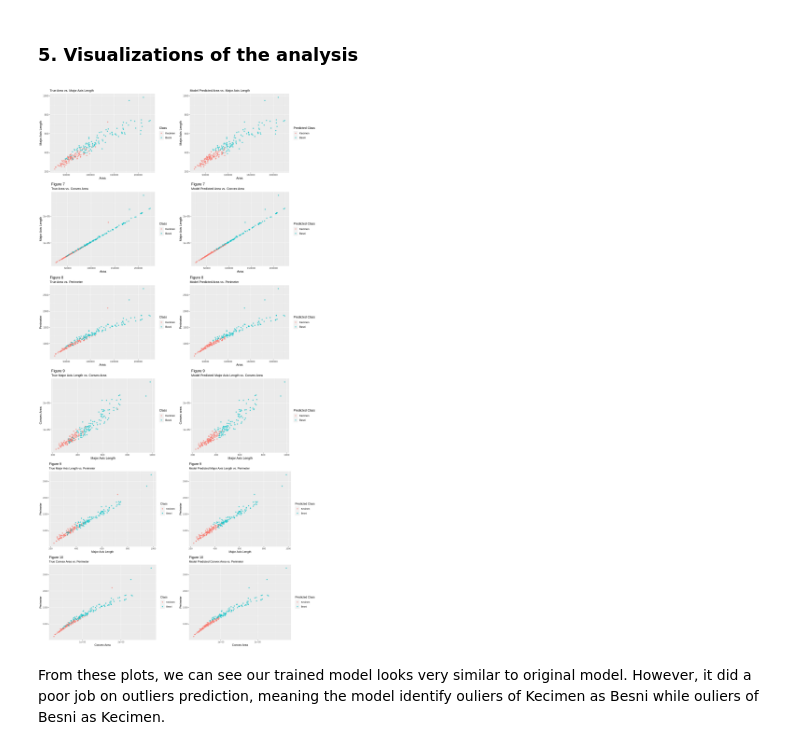
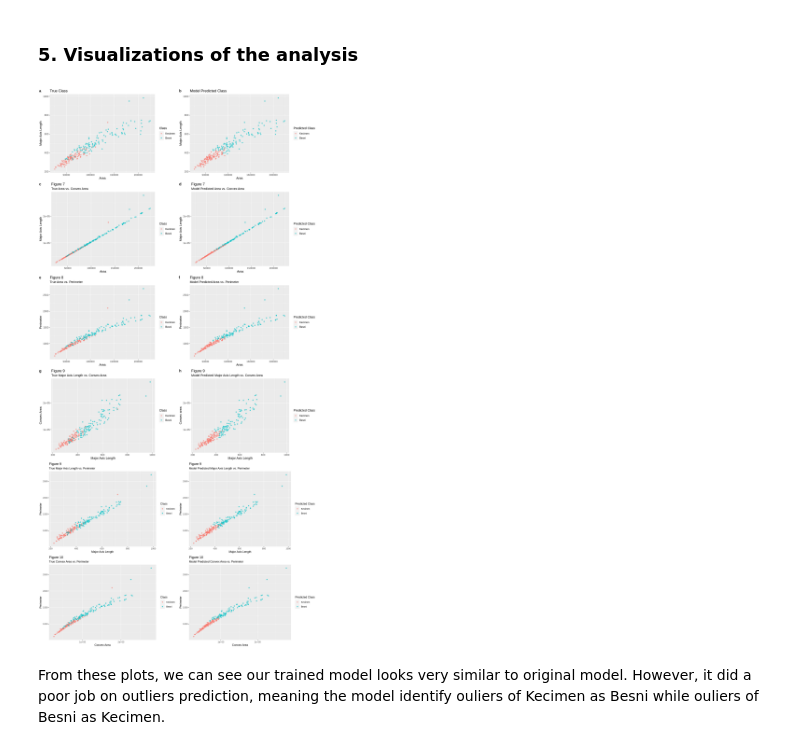
Before and after one commit to tmurdoch1/DSCI100-project, a Jupyter notebook: raisin_version2.ipynb, the cells around one changed output. Drawn from its saved outputs; the diff is of its cells as text; code cells hidden in the pictures.

```diff
--- a/raisin_version2.ipynb
+++ b/raisin_version2.ipynb
@@ -313,6 +308,6 @@ K values were explored from 10-100 (not shown) and it was determined that a k va
 # %%
 #create model with best k
-knn_spec <- nearest_neighbor(weight_func = "rectangular", neighbors = 24) |>
+knn_spec <- nearest_neighbor(weight_func = "rectangular", neighbors = 23) |>
   set_engine("kknn") |>
   set_mode("classification")
 
@@ -389,14 +384,14 @@ plot2.1 <- raisin_test |>
     ggplot(aes(x = Area, y= MajorAxisLength, color = Class))+
     geom_point(alpha = 0.6)+
     labs(x = "Area" , y = "Major Axis Length", color = "Class",
-        subtitle="True Area vs. Major Axis Length")+
+        title = "True Class")+
   theme(text = element_text(size = 12))
 
 plot2.2 <- raisin_predictions |>
     ggplot(aes(x = Area, y= MajorAxisLength, color = .pred_class))+
     geom_point(alpha = 0.6)+
     labs(x = "Area" , y = "Major Axis Length", color = "Predicted Class",
-        subtitle="Model Predicted Area vs. Major Axis Length")+
+        title = "Model Predicted Class")+
   theme(text = element_text(size = 12))
 # %%
 plot2.3 <- raisin_test |>
@@ -477,10 +472,11 @@ plot2.12 <- raisin_predictions |>
 # %%
 options(repr.plot.width = 15, repr.plot.height = 30)
 plot_grid(plot2.1, plot2.2,
           plot2.3, plot2.4,
           plot2.5, plot2.6,
           plot2.7, plot2.8,
           plot2.9, plot2.10,
-          plot2.11, plot2.12, ncol = 2)
+          plot2.11, plot2.12,
+          labels=c('a', 'b', 'c', 'd', 'e', 'f', 'g', 'h'), ncol = 2)
 # %% [output]
-[figure, old version]
+[figure, new version]
```
Also changed, not shown: parts of 22 cells of this notebook.
